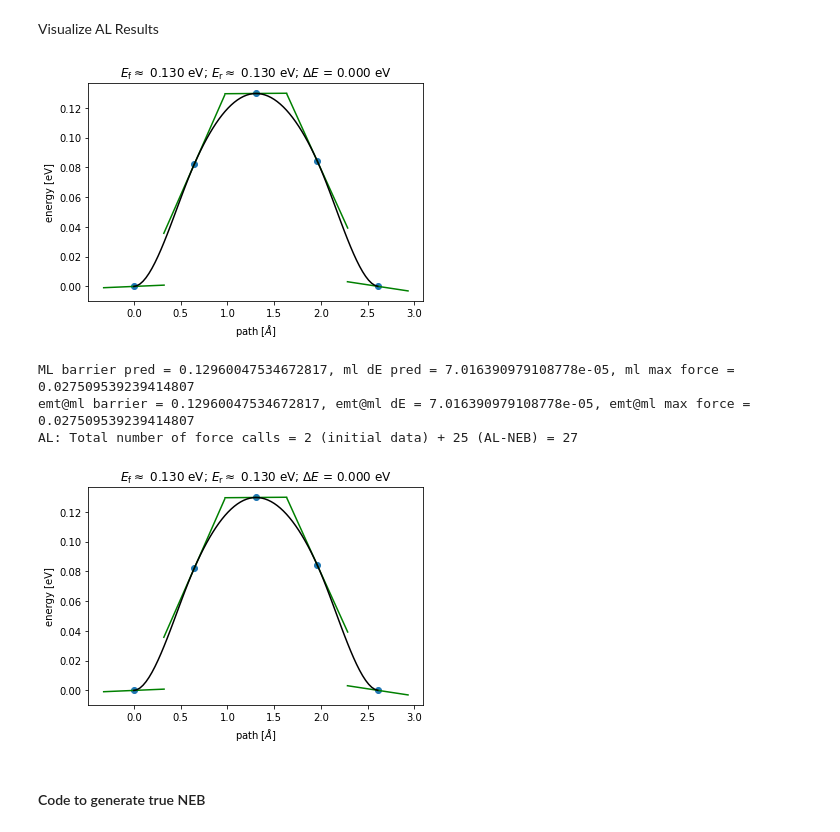
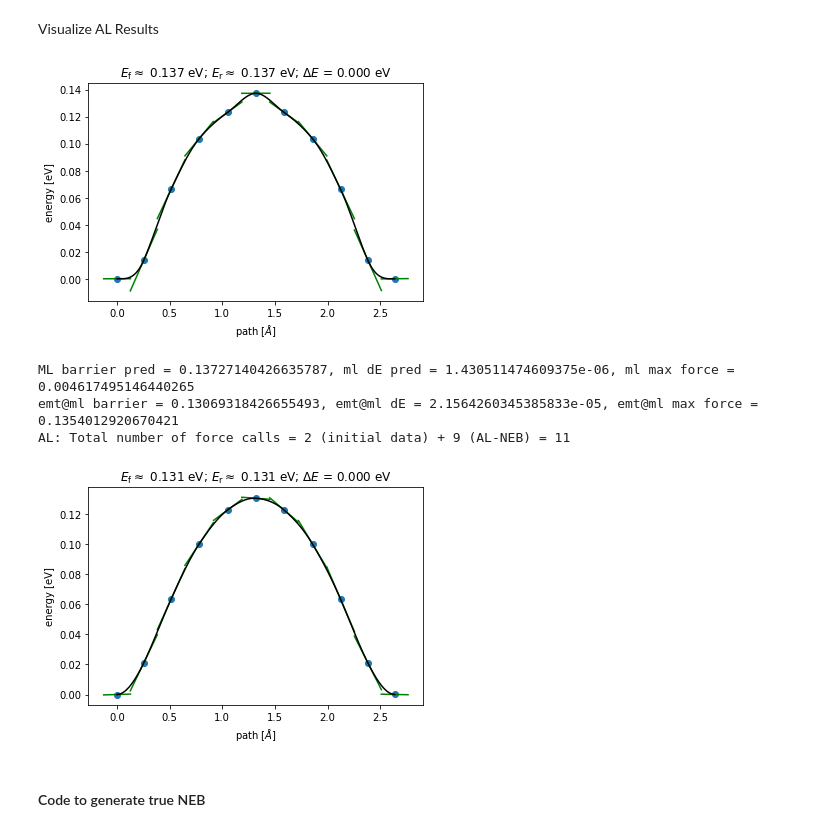
Before and after one commit to ulissigroup/amptorch, a Jupyter notebook: amptorch/active_learning/examples/neb_al_example.ipynb, the cells around one changed output. Saved outputs shown, nothing was run; the diff lists cells and outputs as text; code cells hidden in the pictures.

Commit message:
Updated NEB example

```diff
--- a/amptorch/active_learning/examples/neb_al_example.ipynb
+++ b/amptorch/active_learning/examples/neb_al_example.ipynb
@@ -131,7 +136,7 @@ class NEBcalc:
 #Building your structure
 
 def construct_geometries(parent_calc, ml2relax):
-  counter_calc = CounterCalc(parent_calc)
+  counter_calc = CounterCalc(parent_calc,'parent_databse')
   # Initial structure guess
   initial_slab = fcc100('Cu', size=(2, 2, 3))
   add_adsorbate(initial_slab, 'O', 1.7, 'hollow')
@@ -146,11 +151,11 @@ def construct_geometries(parent_calc, ml2relax):
   final_slab[-1].x += final_slab.get_cell()[0, 0] / 3
   final_slab.set_calculator(counter_calc)
 
-  if not ml2relax:
+  if ml2relax == False:
     qn = QuasiNewton(initial_slab, trajectory='initial.traj', logfile='initial_relax_log.txt')
-    qn.run(fmax=0.01, steps=100)
+    qn.run(fmax=0.01)
     qn = QuasiNewton(final_slab, trajectory='final.traj', logfile='final_relax_log.txt')
-    qn.run(fmax=0.01, steps=100)
+    qn.run(fmax=0.01)
     initial_slab = read("initial.traj", "-1")
     final_slab = read("final.traj", "-1")
   else:
@@ -246,36 +303,40 @@ NEB DONE
 # %% [markdown]
 Visualize AL Results
 # %%
-def neb_analysis(images, label, ax=None):
+def neb_analysis(images, label, ax=None,save = False):
   nebtools = NEBTools(images)
   barrier, dE = nebtools.get_barrier()
   max_force = nebtools.get_fmax()
   fig = nebtools.plot_band(ax=ax)
-  fig.savefig(label+'.png', dpi=300)
+  if save == True:
+    fig.savefig(label+'.png', dpi=300)
   return barrier, dE, max_force
-
-images = read(f'neb_example_iter_{training_params["al_convergence"]["num_iterations"]}.traj@-{total_neb_images}:')
-
-# to verify ml_computed images...evaluate with parent calculator
-emt_evaluated_images = []
+final_images = []
+forces_list = []
+images = read(f'neb_example_iter_{total_iterations-1}.traj@-{total_neb_images}:')
 for image in images:
-  #image = image.copy()
-  image.set_calculator(EMT())
-  emt_evaluated_images.append(image)
-
-barrier_ml, dE_ml, max_force_ml = neb_analysis(images, label="ml_diffusion_neb")
+  final_images.append(image)
+barrier_ml, dE_ml, max_force_ml = neb_analysis(final_images, label="ml_diffusion_neb",save = True)
+forces_list.append(max_force_ml)
 # %% [output]
-[figure, old version]
+[figure, new version]
 # %%
-barrier_emt_ml, dE_emt_ml, max_force_emt_ml = neb_analysis(emt_evaluated_images, label="emt@ml_diffusion_neb")
+# to verify ml_computed images...evaluate with parent calculator
+emt_evaluated_images = []
+for image in images:
+  image1 = image.copy()
+  image1.set_calculator(EMT())
+  emt_evaluated_images.append(image1)
+
+barrier_emt_ml, dE_emt_ml, max_force_emt_ml = neb_analysis(emt_evaluated_images, label="emt@ml_diffusion_neb",save = True)
 print(f"ML barrier pred = {barrier_ml}, ml dE pred = {dE_ml}, ml max force = {max_force_ml}")
 print(f"emt@ml barrier = {barrier_emt_ml}, emt@ml dE = {dE_emt_ml}, emt@ml max force = {max_force_emt_ml}")
 print(f"AL: Total number of force calls = {initial_force_calls} (initial data) + {learner.parent_calls} (AL-NEB) = {initial_force_calls+learner.parent_calls}")
 # %% [output]
-ML barrier pred = 0.12960047534672817, ml dE pred = 7.016390979108778e-05, ml max force = 0.027509539239414807
-emt@ml barrier = 0.12960047534672817, emt@ml dE = 7.016390979108778e-05, emt@ml max force = 0.027509539239414807
-AL: Total number of force calls = 2 (initial data) + 25 (AL-NEB) = 27
+ML barrier pred = 0.13727140426635787, ml dE pred = 1.430511474609375e-06, ml max force = 0.004617495146440265
+emt@ml barrier = 0.13069318426655493, emt@ml dE = 2.1564260345385833e-05, emt@ml max force = 0.1354012920670421
+AL: Total number of force calls = 2 (initial data) + 9 (AL-NEB) = 11
-[figure, old version]
+[figure, new version]
 # %% [markdown]
 #### Code to generate true NEB
 # %%
```
Also changed, not shown: parts of 8 cells of this notebook.
